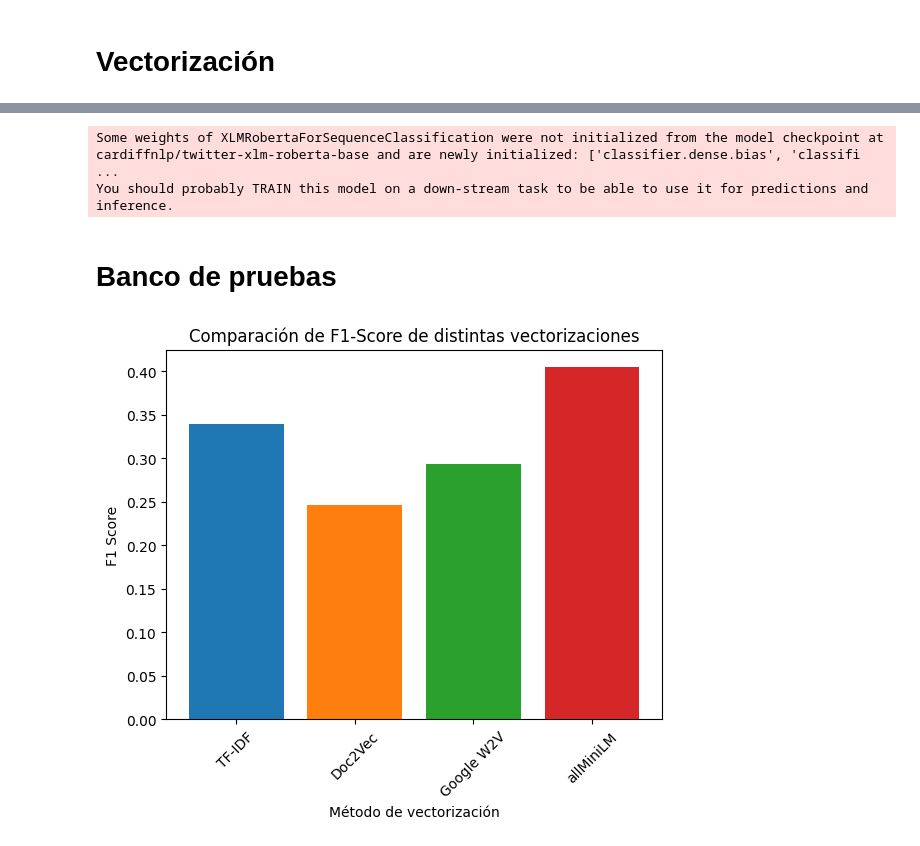
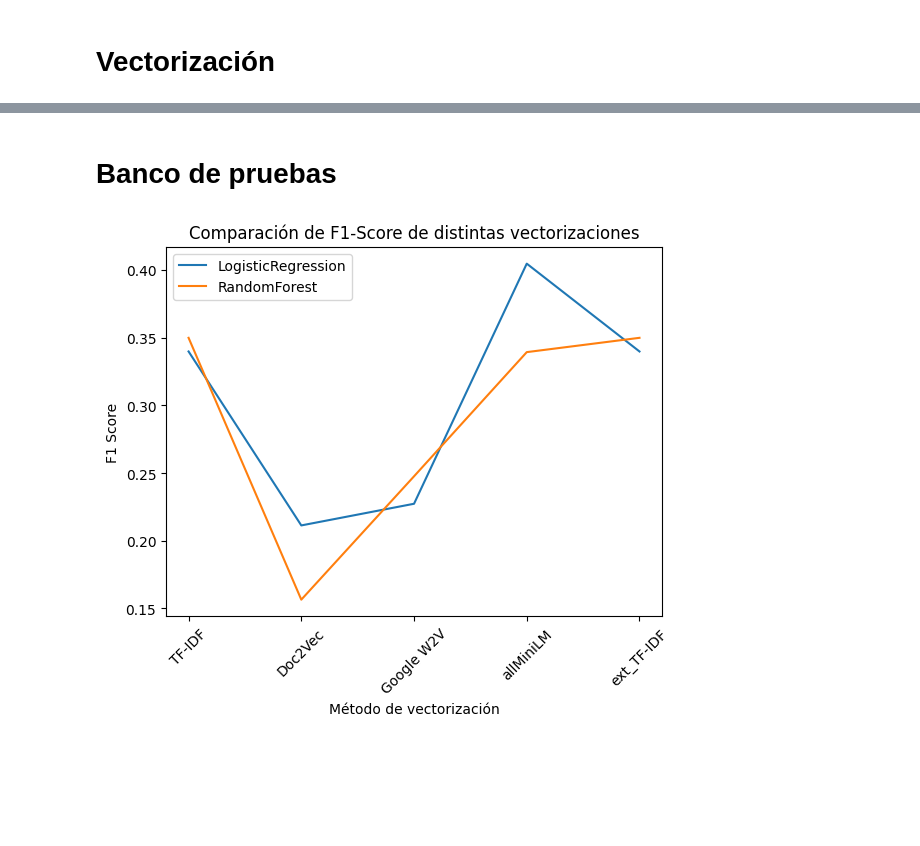
Before and after one commit to Strawberryai/Mineria_de_datos, a Jupyter notebook: proyecto/ResearchQuestion1.ipynb, the cells around one changed output, grey strips where cells are left out. Saved outputs shown, nothing was run; the diff lists cells and outputs as text; code cells hidden in the pictures; blank space fills up the shorter version.

```diff
--- a/proyecto/ResearchQuestion1.ipynb
+++ b/proyecto/ResearchQuestion1.ipynb
@@ -163,8 +174,10 @@ def vec_googleEmbeddings(docs, model):
         yield np.average(data, axis=0)
 
 
+t0 = time.time()
 X_vec = list(vec_googleEmbeddings(X, model)) # 2.2s
-vectorizaciones.append((X_vec, y, "Google W2V"))
+dt = time.time() - t0
+vectorizaciones.append((X_vec, y, "Google W2V", dt))
 # %%
 model['apple']
 # %% [output]
@@ -195,21 +208,22 @@ def vec_allMiniLM(docs, model):
     for doc in docs:
         yield model.encode(doc)
 
+t0 = time.time()
 X_vec = list(vec_allMiniLM(X, model)) # 39.5s
-vectorizaciones.append((X_vec, y, "allMiniLM"))
+dt = time.time() - t0
+vectorizaciones.append((X_vec, y, "allMiniLM", dt))
 # %%
 # Vectorizacion con transformer Roberta entrenado con Tweets
-from transformers import pipeline
-model_path = "cardiffnlp/twitter-xlm-roberta-base"
-model = pipeline("sentiment-analysis", model=model_path, tokenizer=model_path)
-
-def vec_twitterXMLRobertaBase(docs, model):
-    for doc in docs:
-        tokens = preprocesado(doc)
-        yield model(tokens)
-
-X_vec = list(vec_twitterXMLRobertaBase(X, model))
-vectorizaciones.append((X_vec, y, "twitterXMLRobertaBase"))
+#from transformers import pipeline
+#model_path = "cardiffnlp/twitter-xlm-roberta-base"
+#model = pipeline("sentiment-analysis", model=model_path, tokenizer=model_path)
+#
+#def vec_twitterXMLRobertaBase(docs, model):
+#    for doc in docs:
+#        tokens = preprocesado(doc)
+#        yield model(tokens)
+#
+#t0 = time.time()
+#X_vec = list(vec_twitterXMLRobertaBase(X, model)) # > 110 min
+#dt = time.time() - t0
+#vectorizaciones.append((X_vec, y, "twitterXMLRobertaBase", dt))
-# %% [output]
-Some weights of XLMRobertaForSequenceClassification were not initialized from the model checkpoint at cardiffnlp/twitter-xlm-roberta-base and are newly initialized: ['classifier.dense.bias', 'classifi ...
-You should probably TRAIN this model on a down-stream task to be able to use it for predictions and inference.
@@ -216,14 +253,16 @@ You should probably TRAIN this model on a down-stream task to be able to use it
 # %%
 # Comparar los resultados de TF-IDF con el dataset extendido
-ext_data = pd.ExcelFile(extended_file, sheet_name="data")
+ext_data = pd.read_excel(extended_file, sheet_name='data')
+ext_data
 ext_data = mapeo_de_labels(ext_data, 'gs_text34') # Añade la columna 'Clases'
 X_ext = datos['open_response']
 #y = datos['Clases']
 y_ext = datos['gs_text34']
 
-
+t0 = time.time()
 X_vec = vec_tfidf(X) # 0.5s
-vectorizaciones.append((X_vec, y_ext, "ext_TF-IDF"))
+dt = time.time() - t0
+vectorizaciones.append((X_vec, y_ext, "ext_TF-IDF", dt))
 # %% [markdown]
 # Banco de pruebas
 # %%
@@ -234,7 +273,7 @@ from sklearn.model_selection import train_test_split
 from sklearn.metrics import f1_score
 
 def obtener_evaluaciones(modelo, nombreModelo, vectorizaciones, evaluaciones):
-    for vec, y, label in vectorizaciones:
+    for (vec, y, label, dt) in vectorizaciones:
         # Generar el modelo con los hyperparámetros default
         x_train, x_test, y_train, y_test = train_test_split(vec, y, test_size=0.2, random_state=42)
 
@@ -250,30 +289,38 @@ def obtener_evaluaciones(modelo, nombreModelo, vectorizaciones, evaluaciones):
 
     return evaluaciones
 
-models = [(LogisticRegression(random_state =42, max_iter=50000), "LogisticRegression"), (RandomForestClassifier(random_state=42), "RandomForest"), (MultinomialNB(), "Naive Bayes")]
+models = [(LogisticRegression(random_state =42, max_iter=50000), "LogisticRegression"), (RandomForestClassifier(random_state=42), "RandomForest")]
+#models = [(LogisticRegression(random_state =42, max_iter=50000), "LogisticRegression")]
 evaluaciones = []
 for modelo, nombreModelo in models:
     evaluaciones = obtener_evaluaciones(modelo, nombreModelo, vectorizaciones, evaluaciones)
 # %%
 import matplotlib.pyplot as plt
 
 # Graficamos los resultados
-for f1, label in evaluaciones:
-    # Asigna colores en función del f1_score
-    #colores = plt.cm.viridis(np.array(y) / max(y))
+data_graficos = {}
+for f1, label, nombreModelo in evaluaciones:
+    if nombreModelo not in data_graficos:
+        data_graficos[nombreModelo] = {}
+        data_graficos[nombreModelo]['xs'] = []
+        data_graficos[nombreModelo]['ys'] = []
 
-    # Crea el gráfico de barras horizontales
-    #plt.bar(x, y, color=colores)
-    plt.bar(label, f1)
+    data_graficos[nombreModelo]['xs'].append(label)
+    data_graficos[nombreModelo]['ys'].append(f1)
 
+for key in data_graficos:
+    xs = data_graficos[key]['xs']
+    ys = data_graficos[key]['ys']
+    plt.plot(xs, ys, label=key)
 
 # Personaliza el gráfico
+plt.legend()
 plt.ylabel('F1 Score')
 plt.xlabel('Método de vectorización')
 plt.title('Comparación de F1-Score de distintas vectorizaciones')
 plt.xticks(rotation=45)  # Rota las etiquetas del eje x para mayor legibilidad
 
 # Muestra el gráfico
 plt.show()
 # %% [output]
-[figure, old version]
+[figure, new version]
```
Also changed, not shown: parts of 13 cells of this notebook, 2 other files.
